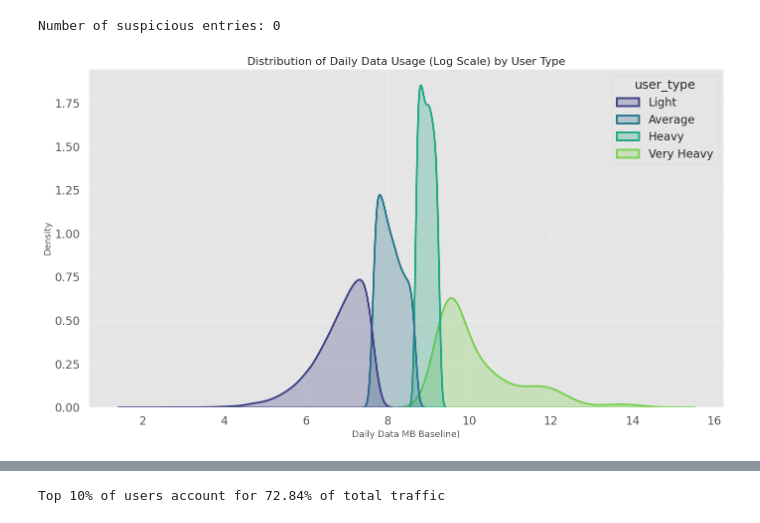
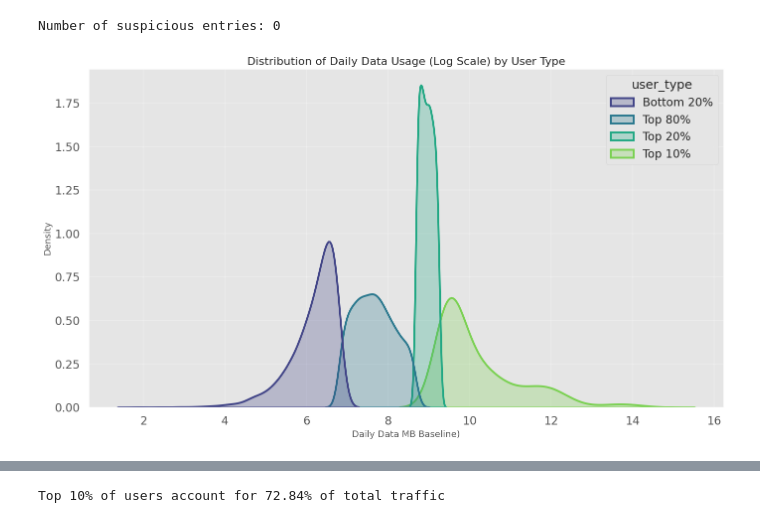
Before and after one commit to omartarek000/Telecom_session_lens, a Jupyter notebook: Telecom_EDA.ipynb, the cells around one changed output, grey strips where cells are left out. Drawn from its saved outputs; the diff is of its cells as text; code cells hidden in the pictures.

```diff
--- a/Telecom_EDA.ipynb
+++ b/Telecom_EDA.ipynb
@@ -220,35 +228,35 @@ subscribers_data['log_daily_data_mb_baseline'] = np.log1p(
     subscribers_data['daily_data_mb_baseline']
 )
 
 # User type definition (already correct)
 subscribers_data['user_type'] = np.where(
-    subscribers_data['usage_percentile'] >= 90, 'Very Heavy',
-    np.where(subscribers_data['usage_percentile'] >= 80, 'Heavy',
-    np.where(subscribers_data['usage_percentile'] >= 50, 'Average', 'Light'))
+    subscribers_data['usage_percentile'] >= 90, 'Top 10%',
+    np.where(subscribers_data['usage_percentile'] >= 80, 'Top 20%',
+    np.where(subscribers_data['usage_percentile'] >= 20, 'Top 80%', 'Bottom 20%'))
 )
 
 # ==================== IMPROVED PLOT ====================
 plt.figure(figsize=(14, 8))
 
 sns.kdeplot(
     data=subscribers_data,
     x='log_daily_data_mb_baseline',
     hue='user_type',
-    hue_order=['Light', 'Average', 'Heavy', 'Very Heavy'],
+    hue_order=['Bottom 20%', 'Top 80%', 'Top 20%', 'Top 10%'],
     fill=True,
     alpha=0.28,           # more transparent → better blending
     bw_adjust=1.8,        # much smoother → feels more continuous
     palette='viridis',    # nice continuous-feeling colors
     linewidth=2.8,
     common_norm=False ,
     legend=True
 )
 
 plt.title('Distribution of Daily Data Usage (Log Scale) by User Type', fontsize=16)
 plt.xlabel('Daily Data MB Baseline)', fontsize=13)
 plt.ylabel('Density', fontsize=13)
 plt.grid(True, alpha=0.25)
 plt.tight_layout()
 plt.show()
 # %% [output]
-[figure, old version]
+[figure, new version]
```
Also changed, not shown: parts of 7 cells of this notebook.
